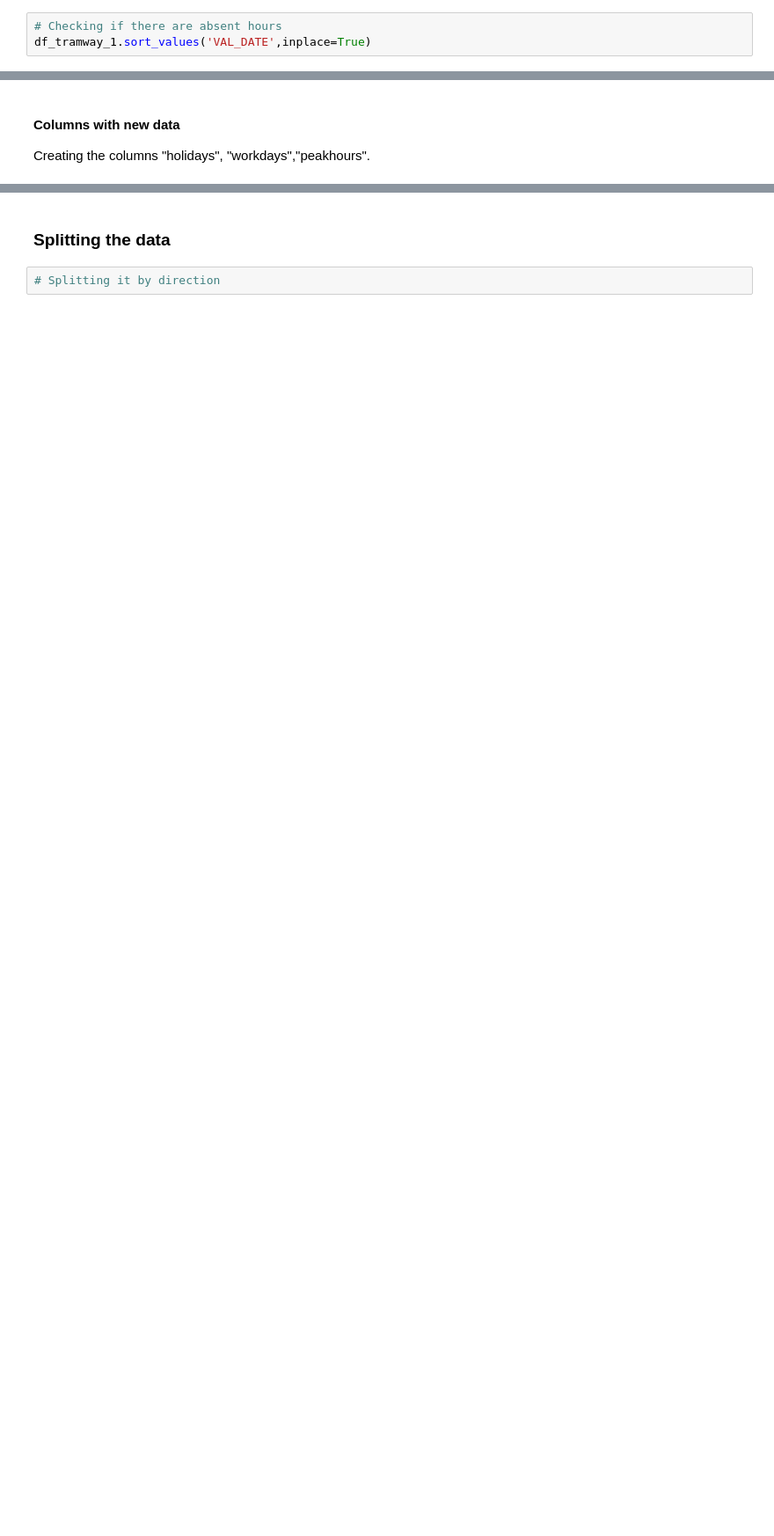
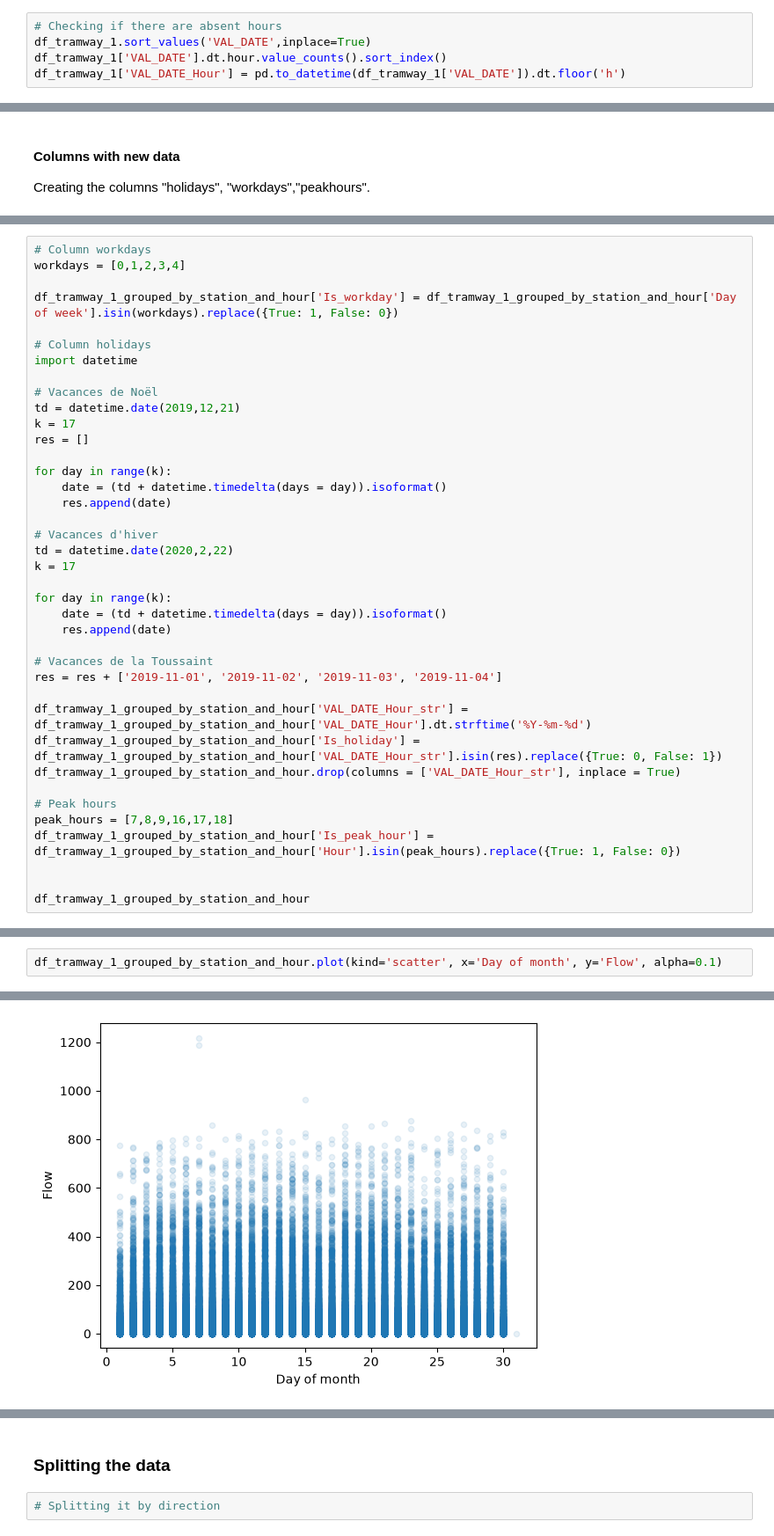
Before and after one commit to chloeruiz0300/Project, a Jupyter notebook: Notebooks/Data Preparation.ipynb, the cells around one changed output, grey strips where cells are left out. Shown at 88% size. Drawn from its saved outputs; the diff is of its cells as text; blank space fills up the shorter version.

```diff
--- a/Notebooks/Data Preparation.ipynb
+++ b/Notebooks/Data Preparation.ipynb
@@ -102,6 +102,8 @@ Name: VAL_DATE, dtype: object 2020-03-16 23:45:00 2019-11-01 00:00:00
 # %%
 # Checking if there are absent hours
 df_tramway_1.sort_values('VAL_DATE',inplace=True)
+df_tramway_1['VAL_DATE'].dt.hour.value_counts().sort_index()
+df_tramway_1['VAL_DATE_Hour'] = pd.to_datetime(df_tramway_1['VAL_DATE']).dt.floor('h')
 # %% [output]
 See https://pandas.pydata.org/docs/dev/whatsnew/v3.1.0.html#deprecation-inplace for more details.
   df_tramway_1.sort_values('VAL_DATE',inplace=True)
@@ -131,0 +156,39 @@ sqnksdj
+# %%
+# Column workdays
+workdays = [0,1,2,3,4]
+
+df_tramway_1_grouped_by_station_and_hour['Is_workday'] = df_tramway_1_grouped_by_station_and_hour['Day of week'].isin(workdays).replace({True: 1, False: 0})
+
+# Column holidays
+import datetime
+
+# Vacances de Noël
+td = datetime.date(2019,12,21)
+k = 17
+res = []
+
+for day in range(k):
+    date = (td + datetime.timedelta(days = day)).isoformat()
+    res.append(date)
+
+# Vacances d'hiver
+td = datetime.date(2020,2,22)
+k = 17
+
+for day in range(k):
+    date = (td + datetime.timedelta(days = day)).isoformat()
+    res.append(date)
+
+# Vacances de la Toussaint
+res = res + ['2019-11-01', '2019-11-02', '2019-11-03', '2019-11-04']
+
+df_tramway_1_grouped_by_station_and_hour['VAL_DATE_Hour_str'] = df_tramway_1_grouped_by_station_and_hour['VAL_DATE_Hour'].dt.strftime('%Y-%m-%d')
+df_tramway_1_grouped_by_station_and_hour['Is_holiday'] = df_tramway_1_grouped_by_station_and_hour['VAL_DATE_Hour_str'].isin(res).replace({True: 0, False: 1})
+df_tramway_1_grouped_by_station_and_hour.drop(columns = ['VAL_DATE_Hour_str'], inplace = True)
+
+# Peak hours
+peak_hours = [7,8,9,16,17,18]
+df_tramway_1_grouped_by_station_and_hour['Is_peak_hour'] = df_tramway_1_grouped_by_station_and_hour['Hour'].isin(peak_hours).replace({True: 1, False: 0})
+
+
+df_tramway_1_grouped_by_station_and_hour
@@ -131,0 +213,3 @@ sqnksdj
+# %%
+df_tramway_1_grouped_by_station_and_hour.plot(kind='scatter', x='Day of month', y='Flow', alpha=0.1)
+# %% [output]
@@ -131,0 +217 @@ sqnksdj
+[figure, added]
```
Also changed, not shown: parts of 13 cells of this notebook, 2 other files.
